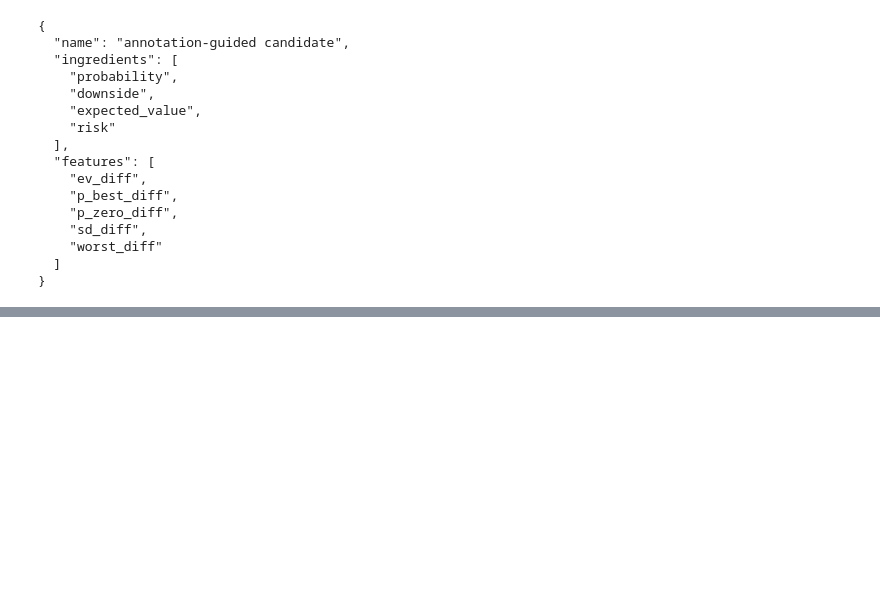
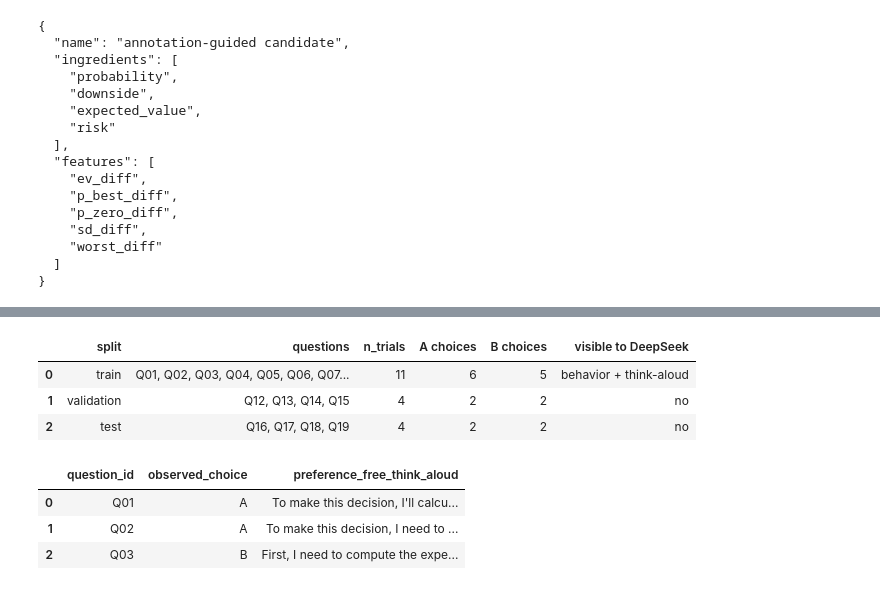
Before and after one commit to xhb120633/LLM_human_decisions, a Jupyter notebook: notebooks/03_explanation_annotation_to_model_discovery.ipynb, the cells around one changed output, grey strips where cells are left out. Cells and saved outputs as stored; diff of their text form; code cells hidden in the pictures; blank space fills up the shorter version.

```diff
--- a/notebooks/03_explanation_annotation_to_model_discovery.ipynb
+++ b/notebooks/03_explanation_annotation_to_model_discovery.ipynb
@@ -532,0 +572,48 @@ display(discovery_table.round(3))
+# %%
+def find_project_root():
+    candidates = [Path.cwd(), Path.cwd().parent, Path("/content/LLM_human_decisions")]
+    for candidate in candidates:
+        if (candidate / "scripts/minimal_discovery_loop.py").exists():
+            return candidate.resolve()
+    raise FileNotFoundError("Could not locate scripts/minimal_discovery_loop.py")
+
+
+PROJECT_ROOT = find_project_root()
+if str(PROJECT_ROOT) not in sys.path:
+    sys.path.insert(0, str(PROJECT_ROOT))
+
+from scripts.minimal_discovery_loop import (
+    OUTPUT_DIR as DISCOVERY_OUTPUT_DIR,
+    load_participant_trials,
+    run_loop,
+    split_trials,
+)
+
+discovery_trials = load_participant_trials()
+discovery_splits = split_trials(discovery_trials)
+split_summary = pd.DataFrame([
+    {
+        "split": name,
+        "questions": ", ".join(frame["question_id"]),
+        "n_trials": len(frame),
+        "A choices": int((frame["choice_label"] == "A").sum()),
+        "B choices": int((frame["choice_label"] == "B").sum()),
+        "visible to DeepSeek": "behavior + think-aloud" if name == "train" else "no",
+    }
+    for name, frame in discovery_splits.items()
+])
+display(split_summary)
+display(
+    discovery_splits["train"][["question_id", "choice_label", "think_aloud"]]
+    .head(3)
+    .rename(columns={"choice_label": "observed_choice", "think_aloud": "preference_free_think_aloud"})
+)
+# %% [output]
+|  | split | questions | n_trials | A choices | B choices | visible to DeepSeek |
+| 0 | train | Q01, Q02, Q03, Q04, Q05, Q06, Q07... | 11 | 6 | 5 | behavior + think-aloud |
+| 1 | validation | Q12, Q13, Q14, Q15 | 4 | 2 | 2 | no |
+| 2 | test | Q16, Q17, Q18, Q19 | 4 | 2 | 2 | no |
+|  | question_id | observed_choice | preference_free_think_aloud |
+| 0 | Q01 | A | To make this decision, I'll calcu... |
+| 1 | Q02 | A | To make this decision, I need to ... |
+| 2 | Q03 | B | First, I need to compute the expe... |
```
Also changed, not shown: parts of 13 cells of this notebook, 8 other files.
